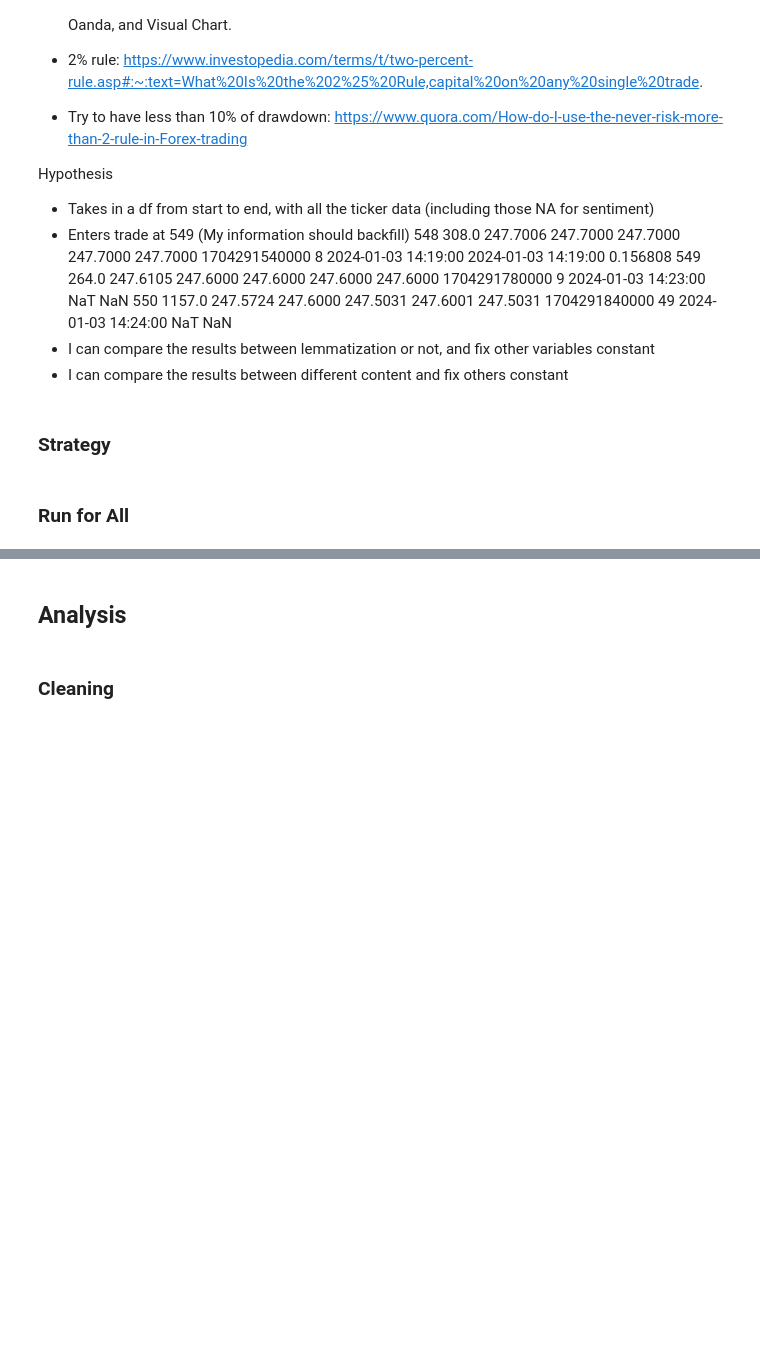
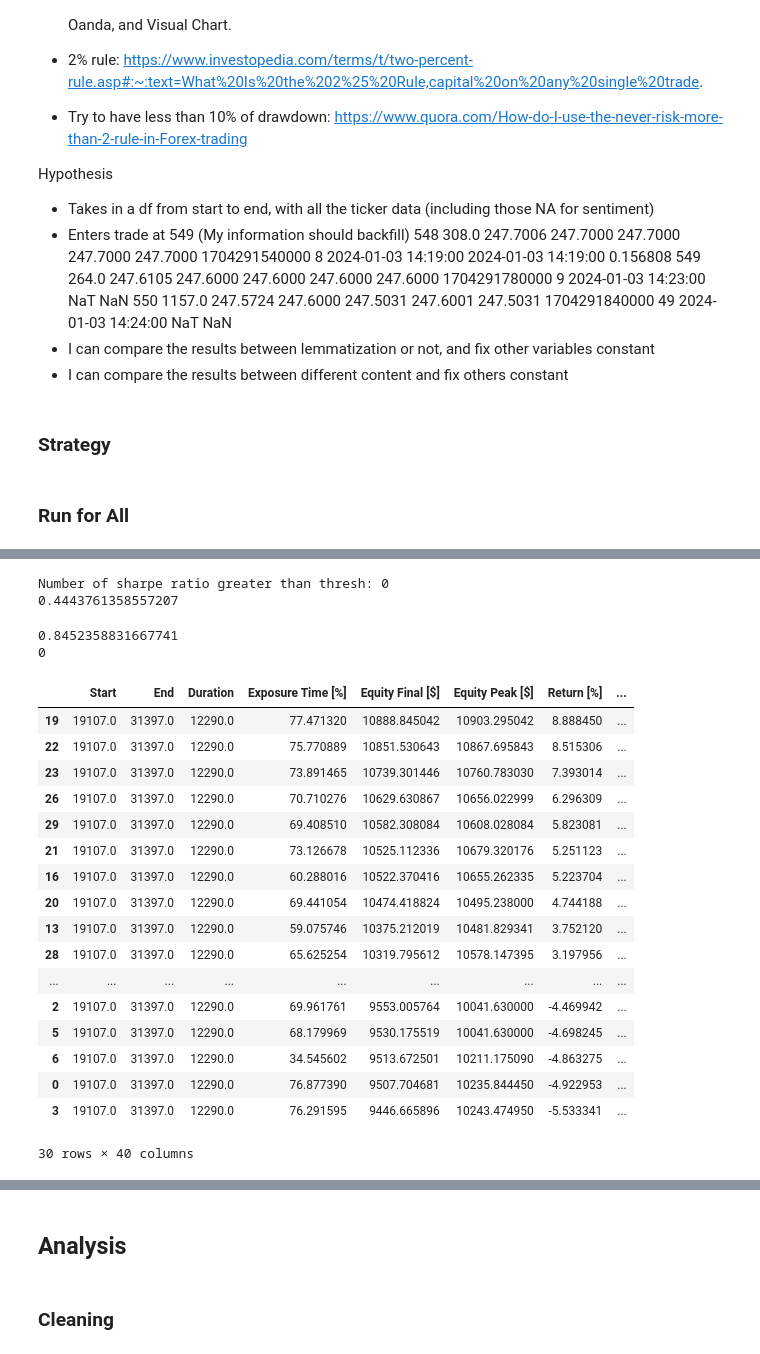
Before and after one commit to yiqwan/stock-forecast-with-sentiment, a Jupyter notebook: notebooks/trading.ipynb, the cells around one changed output, grey strips where cells are left out. Cells and saved outputs as stored; diff of their text form; code cells hidden in the pictures; blank space fills up the shorter version.

Commit message:
fix: correctly calculate returns, sharpe ratio
Started analysis, next is to split the backtest into 3 months, put all data in one df or more

```diff
--- a/notebooks/trading.ipynb
+++ b/notebooks/trading.ipynb
@@ -328,3 +282,12 @@ Name: Datetime, Length: 31398, dtype: datetime64[ns]
+# %%
+# Find the difference between datetime2 and closest_date to reduce overnight trading risks,
+# or risks caused by lack of tick data
+df9['datetime_diff'] = df9['datetime2'] - df9['closest_date']
+# Check if there is any negative difference
+print(np.sum(df9['datetime_diff'] < pd.Timedelta(0)))
+
+mask = df9['datetime_diff'] >= pd.Timedelta(5, unit='m')
+df9 = df9[~mask]
 # %%
 # Drop the NaT in find previous closest dates
 def drop_na(df):
@@ -492,3 +422,10 @@ merged2 = pd.read_csv(merge_path, index_col=False)
+# %%
+# TODO: Split into 3 months to analyse
+convert_data(merged2)
+merged2['Datetime'] = pd.to_datetime(merged2['Datetime'])
+# Test for without Jan
+# merged2 = merged2[(merged2['Datetime'] >= pd.to_datetime('2023-11-01')) & (merged2['Datetime'] < pd.to_datetime('2023-12-01'))]
+merged2 = merged2[(merged2['Datetime'] >= pd.to_datetime('2024-01-01')) & (merged2['Datetime'] < pd.to_datetime('2024-02-01'))]
 # %% [markdown]
 ### Run for All
 # %%
@@ -523,7 +460,7 @@ for stm_tech in stm_techs:
                         hedging=True
                         )
 
-            results, returns = bt.run(col=col_name)
+            results = bt.run(col=col_name)
 
             # display(results)
             # print(type(returns))
@@ -534,9 +471,10 @@ for stm_tech in stm_techs:
                     plot_return=True,
                     open_browser=False)
 
-            results_dict['returns'] = list(returns)
-            results_dict.update(results)
-            df_list.append(results_dict)
+            df_list.append(results)
+            # results_dict['returns'] = list(returns)
+            # results_dict.update(results)
+            # df_list.append(results_dict)
             # These are the main results that we need
             # print(results.get('Return [%]'), results.get('Max. Drawdown [%]'), results.get('# Trades'), results.get('Win Rate [%]'))
 # %% [output]
@@ -571,0 +596,16 @@ rdf.head()
+# %%
+idx = 0
+# TODO: Adjust interest rate based on backtesting period
+BACKTEST_PERIOD_ANN = 1 / 12 # 1 month
+BACKTEST_FREQUENCY_ANN = 1 / BACKTEST_PERIOD_ANN
+# ADJ_INTEREST_RATE_NOV = 4.42 / 100 / BACKTEST_FREQUENCY_ANN # Assume the yield is annualised
+ADJ_INTEREST_RATE_NOV = (1 + 4.42 / 100) ** (1 / BACKTEST_FREQUENCY_ANN) - 1
+print(ADJ_INTEREST_RATE_NOV)
+# More complicated than this because the portfolio uses varying fractions of the liquidity pool to invest
+# rdf['ReturnPctList'].apply(lambda returns: np.prod([(1 + r) for r in returns]) - 1)
+rdf['ExcessReturn'] = rdf['ReturnPctList'].apply(lambda returnsPct: (pd.Series(returnsPct) - ADJ_INTEREST_RATE_NOV).tolist())
+rdf['ExcessReturnMean'] = rdf['ExcessReturn'].apply(lambda excess_returns: np.mean(excess_returns))
+rdf['ExcessReturnStdDev'] = rdf['ExcessReturn'].apply(lambda excess_returns: np.std(excess_returns))
+rdf['AdjSharpeRatio'] = rdf['ExcessReturnMean'] / rdf['ExcessReturnStdDev'] * np.sqrt(BACKTEST_FREQUENCY_ANN)
+
+rdf['AdjSharpeRatio']
@@ -572 +631,37 @@ rdf.head()
+# %%
+thresh = 1.5
+print(f"Number of sharpe ratio greater than thresh: {np.sum(rdf['AdjSharpeRatio'] > thresh)}")
+print(np.max(rdf['AdjSharpeRatio']))
+# %% [output]
+Number of sharpe ratio greater than thresh: 0
+0.4443761358557207
+# %%
+print(np.mean(rdf['Return [%]']))
+
+print(len(rdf[rdf['Win Rate [%]'] > 50]))
+# %% [output]
+0.8452358831667741
+0
+# %%
+rdf2 = rdf.sort_values(by='Return [%]', ascending=False)
+rdf2
+# %% [output]
+|  | Start | End | Duration | Exposure Time [%] | Equity Final [$] | Equity Peak [$] | Return [%] | ... |
+| 19 | 19107.0 | 31397.0 | 12290.0 | 77.471320 | 10888.845042 | 10903.295042 | 8.888450 | ... |
+| 22 | 19107.0 | 31397.0 | 12290.0 | 75.770889 | 10851.530643 | 10867.695843 | 8.515306 | ... |
+| 23 | 19107.0 | 31397.0 | 12290.0 | 73.891465 | 10739.301446 | 10760.783030 | 7.393014 | ... |
+| 26 | 19107.0 | 31397.0 | 12290.0 | 70.710276 | 10629.630867 | 10656.022999 | 6.296309 | ... |
+| 29 | 19107.0 | 31397.0 | 12290.0 | 69.408510 | 10582.308084 | 10608.028084 | 5.823081 | ... |
+| 21 | 19107.0 | 31397.0 | 12290.0 | 73.126678 | 10525.112336 | 10679.320176 | 5.251123 | ... |
+| 16 | 19107.0 | 31397.0 | 12290.0 | 60.288016 | 10522.370416 | 10655.262335 | 5.223704 | ... |
+| 20 | 19107.0 | 31397.0 | 12290.0 | 69.441054 | 10474.418824 | 10495.238000 | 4.744188 | ... |
+| 13 | 19107.0 | 31397.0 | 12290.0 | 59.075746 | 10375.212019 | 10481.829341 | 3.752120 | ... |
+| 28 | 19107.0 | 31397.0 | 12290.0 | 65.625254 | 10319.795612 | 10578.147395 | 3.197956 | ... |
+| ... | ... | ... | ... | ... | ... | ... | ... | ... |
+| 2 | 19107.0 | 31397.0 | 12290.0 | 69.961761 | 9553.005764 | 10041.630000 | -4.469942 | ... |
+| 5 | 19107.0 | 31397.0 | 12290.0 | 68.179969 | 9530.175519 | 10041.630000 | -4.698245 | ... |
+| 6 | 19107.0 | 31397.0 | 12290.0 | 34.545602 | 9513.672501 | 10211.175090 | -4.863275 | ... |
+| 0 | 19107.0 | 31397.0 | 12290.0 | 76.877390 | 9507.704681 | 10235.844450 | -4.922953 | ... |
+| 3 | 19107.0 | 31397.0 | 12290.0 | 76.291595 | 9446.665896 | 10243.474950 | -5.533341 | ... |
+30 rows × 40 columns
 # %%
```
Also changed, not shown: parts of 30 cells of this notebook.
